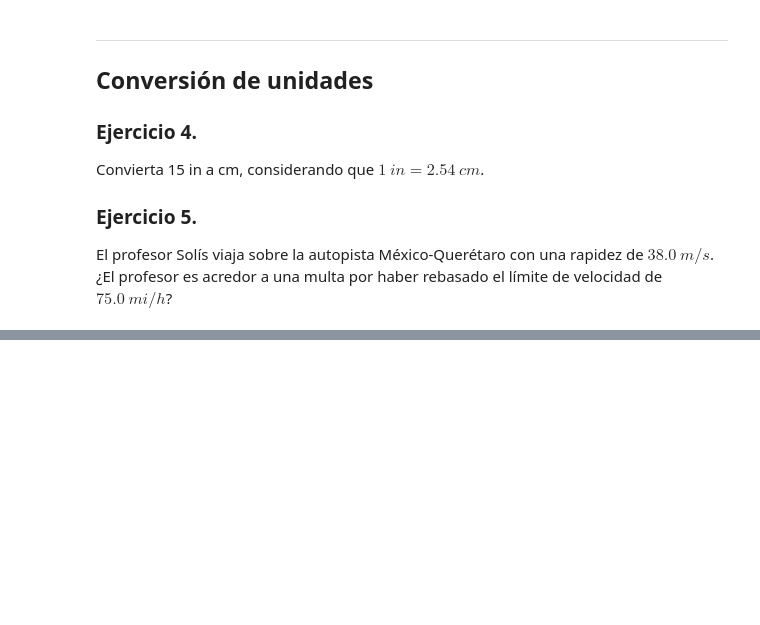
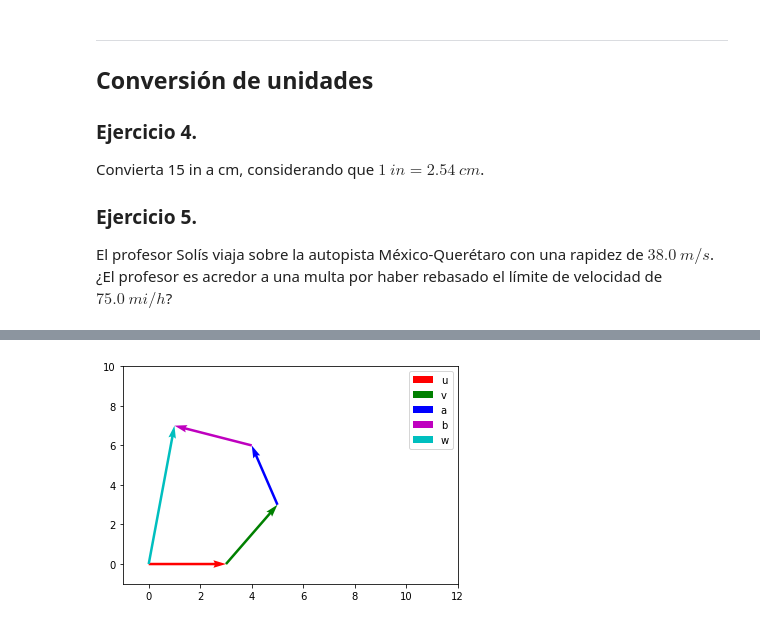
Before and after one commit to jesolisp/MEC_CLAS_2022_2, a Jupyter notebook: UI/Unidad_I.ipynb, the cells around one changed output, grey strips where cells are left out. Saved outputs shown, nothing was run; the diff lists cells and outputs as text; code cells hidden in the pictures; blank space fills up the shorter version.

```diff
--- a/UI/Unidad_I.ipynb
+++ b/UI/Unidad_I.ipynb
@@ -139,0 +226,12 @@ El profesor Solís viaja sobre la autopista México-Querétaro con una rapidez d
+# %%
+plt.quiver(0,0,3,0, angles='xy', scale_units='xy', scale=1, color='r', label = 'u')
+plt.quiver(3,0,2,3, angles='xy', scale_units='xy', scale=1, color='g', label = 'v')
+plt.quiver(5,3,-1,3, angles='xy', scale_units='xy', scale=1, color='b', label = 'a')
+plt.quiver(4,6,-3,1, angles='xy', scale_units='xy', scale=1, color='m', label = 'b')
+plt.quiver(0,0,1,7, angles='xy', scale_units='xy', scale=1, color='c', label = 'w')
+plt.xlim(-1, 12)
+plt.ylim(-1, 10)
+plt.legend()
+plt.show()
+# %% [output]
+[figure, added]
```
Also changed, not shown: parts of 23 cells of this notebook.
